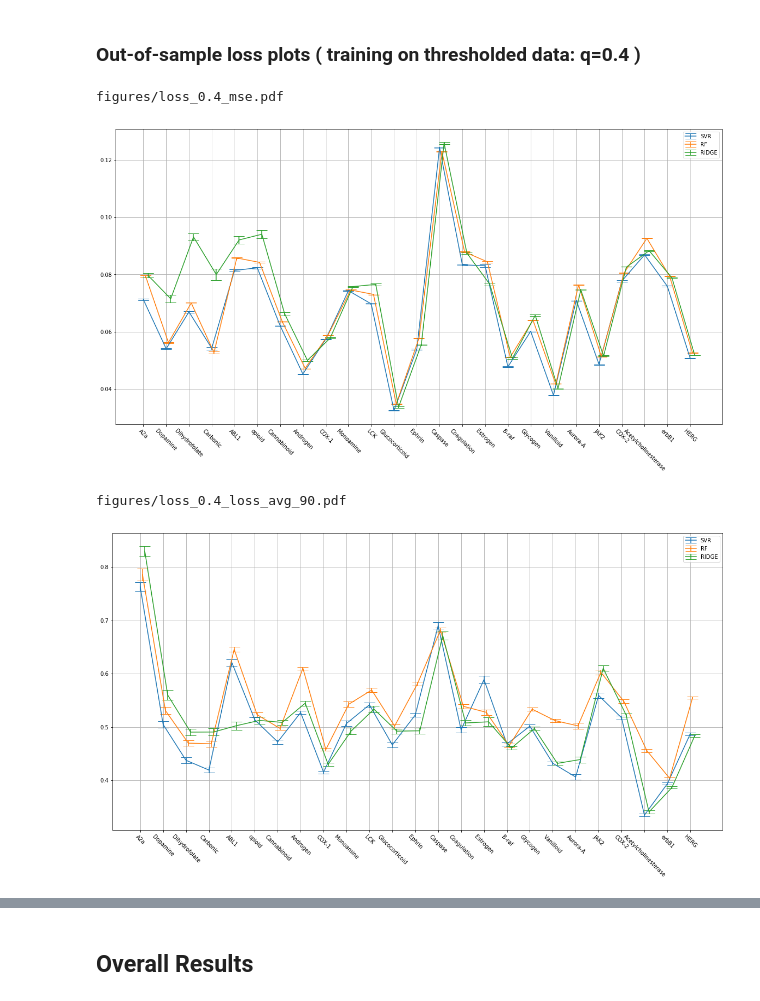
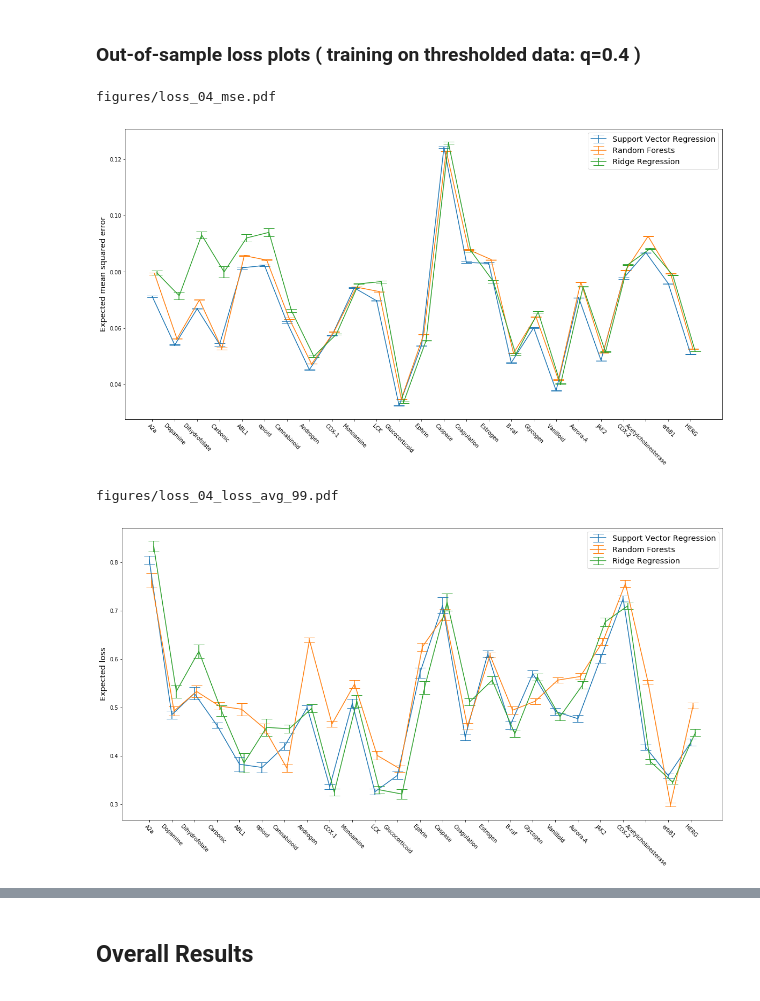
Before and after one commit to owatson/QuantileBootstrap, a Jupyter notebook: Paper_final_final.ipynb, the cells around one changed output, grey strips where cells are left out. Cells and saved outputs as stored; diff of their text form; code cells hidden in the pictures.

Commit message:
more improving plots

```diff
--- a/Paper_final_final.ipynb
+++ b/Paper_final_final.ipynb
@@ -86,10 +87,13 @@ if not do_dl:
     tot_num_runs = 400
     outdir = 'models_final/'
     fig_dir = 'figures/'
+    ['svr', 'rf', 'ridge']
+    model_labels = ['Support Vector Regression','Random Forests','Ridge Regression']
 else:
     tot_num_runs = 100
     outdir = 'models_final_dl/'
     fig_dir = 'figures_dl/'
+    model_labels = ['Support Vector Regression','Random Forests','Ridge Regression','Deep Learning']
 # %%
 # Pull in data for a single target name
 def get_data(tgt_name='COX-2'):
@@ -316,5 +327,6 @@ sorted_targets = sorted(targets, key=lambda x: len(get_data(x)[0]))
 # %%
 import os.path
+import re
 
 # define the dictionary of losses used here
 loss_dict = {'mse' :       {'func' : avg_mse,         'kw' : {}},
@@ -336,6 +348,7 @@ def get_fn(frac_fit, kf=0, insample=False, fig=False, loss=None):
     od = fig_dir if fig else outdir
     ffn = os.path.join(od, fn)
     if fig:
+        ffn = re.sub('[.]','', ffn)
         ffn = ffn + '_' + loss + '.pdf'
         pass
     return ffn
@@ -418,7 +435,7 @@ Already computed
 # %%
 # Plots results
 # Added put_title arg for plots for paper
-def plotter(frac_fit=1.0, kf=0, insample=False, loss='mse', save=True, put_title=False):
+def plotter(frac_fit=1.0, kf=0, insample=False, loss='mse', save=True, put_title=False, put_grid=False):
 
     fnf = get_fn(frac_fit, kf=kf, insample=insample)
 
@@ -451,13 +468,19 @@ def plotter(frac_fit=1.0, kf=0, insample=False, loss='mse', save=True, put_title
             title(ttl)
     pass
 
-    grid(True)
+    grid(put_grid)
+    plt.tick_params(top=False, right=False)
     plt.xticks(np.arange(25), sorted_targets, rotation=-45)
-    legend(loc='best')
+    plt.legend(loc='best', fontsize = 'x-large', labels=model_labels)
+    if loss=='mse':
+        plt.ylabel('Expected mean squared error', fontsize='x-large')
+    else:
+        plt.ylabel('Expected loss', fontsize='x-large')
+
     if save:
         fnff = get_fn(frac_fit, kf=kf, insample=insample, fig=True, loss=loss)
         print(fnff)
-        savefig(fnff)
+        savefig(fnff, bbox_inches='tight')
 # %% [markdown]
 ### In-sample loss plots
 # %%
@@ -584,14 +607,14 @@ figures/loss_0.6_loss_min_90.pdf
 # Training set activity thresholded at q=0.4, scored by MSE
 plotter(frac_fit=0.4)
 # %% [output]
-figures/loss_0.4_mse.pdf
+figures/loss_04_mse.pdf
-[figure, old version]
+[figure, new version]
 # %%
 # Training set activity thresholded at q=0.4, scored by active-rank average loss, gamma = 0.9
-plotter(frac_fit=0.4, loss='loss_avg_90')
+plotter(frac_fit=0.4, loss='loss_avg_99')
 # %% [output]
-figures/loss_0.4_loss_avg_90.pdf
+figures/loss_04_loss_avg_99.pdf
-[figure, old version]
+[figure, new version]
 # %%
 # Training set activity thresholded at q=0.4, scored by active-rank min loss, gamma = 0.9
 plotter(frac_fit=0.4, loss='loss_min_90')
```
Also changed, not shown: parts of 31 cells of this notebook, 22 other files.
